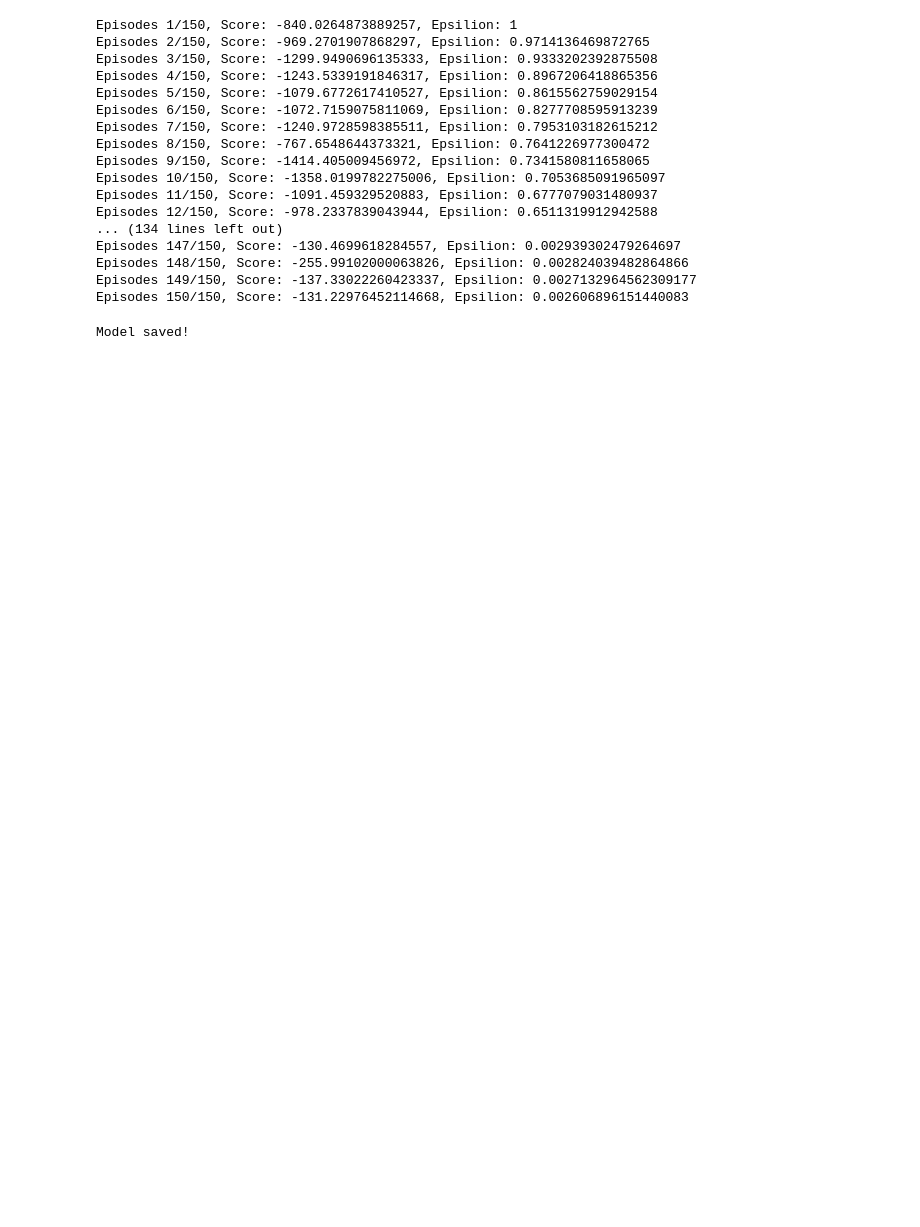
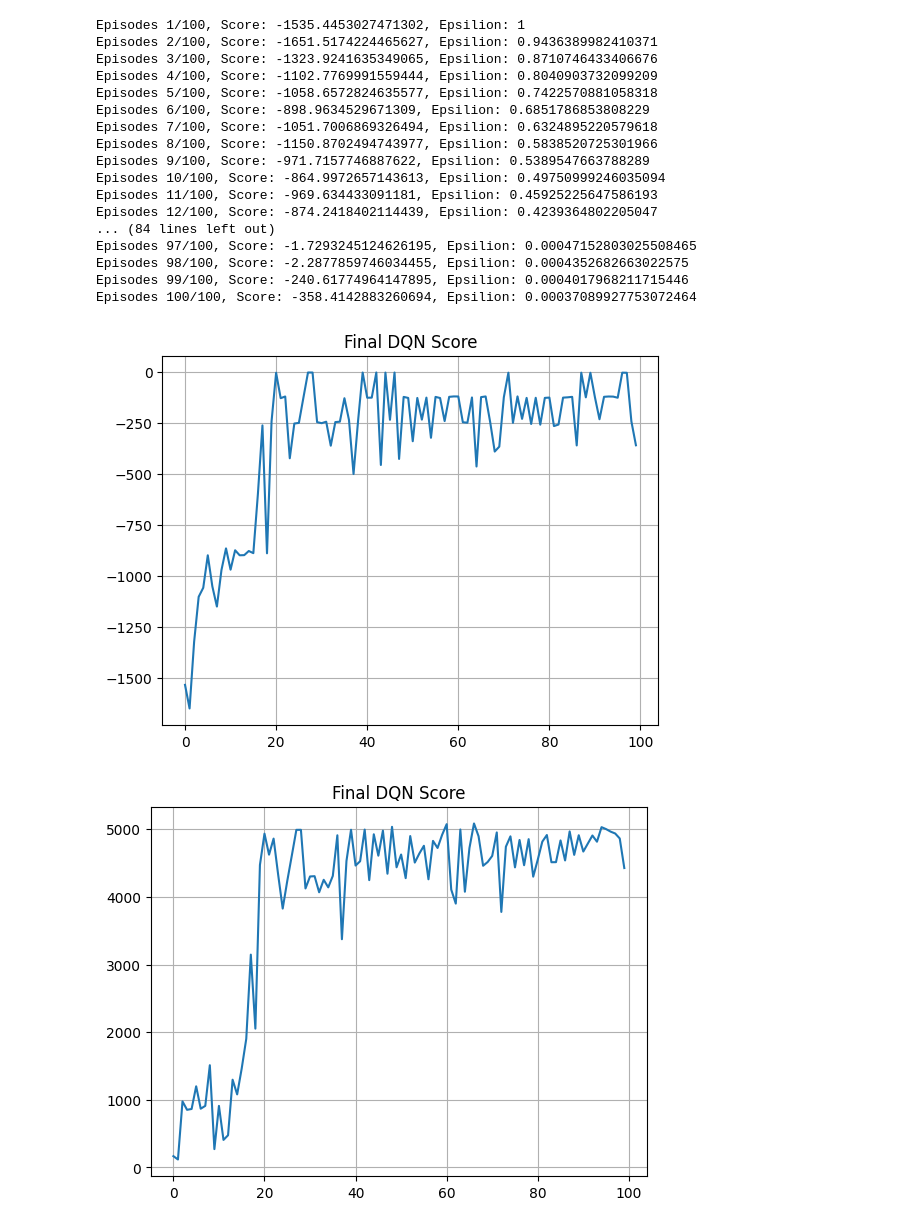
Before and after one commit to zacharylyj/Gymnasium_Pendulum_v1, a Jupyter notebook: progress/ddqn2.ipynb, the cells around one changed output. Saved outputs shown, nothing was run; the diff lists cells and outputs as text; code cells hidden in the pictures; blank space fills up the shorter version.

```diff
--- a/progress/ddqn2.ipynb
+++ b/progress/ddqn2.ipynb
@@ -11,6 +11,7 @@ import matplotlib.pyplot as plt
 
 device = torch.device("cuda" if torch.cuda.is_available() else "cpu")
 
+# Define the action transformation function
 def transform_action_values(n_actions, min_action=-2.0, max_action=2.0):
     linear_actions = np.linspace(-1, 1, n_actions)
     non_linear_actions = np.sign(linear_actions) * (linear_actions ** 2)
@@ -78,9 +79,9 @@ class Agent:
         self.memory = PriorityReplayBuffer(buffer_limit=1000000, alpha=0.6)
         self.batch_size = 256
         self.tau = 0.01
-        self.gamma = 0.93
+        self.gamma = 0.99
         self.epsilon = 1
-        self.epsilon_decay = 0.9998
+        self.epsilon_decay = 0.9996
         self.epsilon_min = 0.0001
         self.beta_start = 0.4
         self.beta_end = 1.0
@@ -154,54 +155,73 @@ if __name__ == "__main__":
 
     agent = Agent(state_size, action_size)
 
-    EPOCHS = 150
+    EPOCHS = 100
+    custom_score_list = []
     score_list = []
 
     for EP in range(EPOCHS):
         state, info = env.reset()
         score = 0
+        custom_score = 0
         done = False
 
         while not done:
             # Convert the state to a tensor and move it to the correct device
             state_tensor = torch.tensor(state, dtype=torch.float32).unsqueeze(0).to(device)
 
             # Select an action based on the current state
             action, action_index = agent.select_action(state_tensor)
 
             # Perform the action in the environment
             next_state, reward, done, truncated, _ = env.step([action])
+            custom_reward = 25 * np.exp(-1 * (next_state[0] - 1) ** 2 / 0.001) - 100 * np.abs(10 * 0.5 - (10 * 0.5 * next_state[0] + 0.5 * 0.3333 * next_state[2] ** 2)) + 100 * np.abs(10 * 0.5 - (10 * 0.5 * state[0] + 0.5 * 0.3333 * state[2] ** 2))
             if done or truncated:
                 done = True
             # Store the experience in the replay buffer
-            agent.store_experience(state, action_index, reward, next_state, done)
+            agent.store_experience(state, action_index, custom_reward, next_state, done)
             # Train the agent
             agent.train_agent()
 
             # Update the state and accumulate the score
             state = next_state
             score += reward
+            custom_score += custom_reward
 
         # Append the score of the EP to the list for plotting
         score_list.append(score)
+        custom_score_list.append(custom_score)
         print(f"Episodes {EP + 1}/{EPOCHS}, Score: {score}, Epsilion: {agent.epsilon}")
+
+    plt.plot(score_list)
+    plt.grid(True)
+    plt.title("Final DQN Score")
+    plt.savefig('Final dqn_plot).png')
+    plt.show()
+
+    plt.plot(custom_score_list)
+    plt.grid(True)
+    plt.title("Final DQN Score")
+    plt.savefig('Final dqn_plot).png')
+    plt.show()
 # %% [output]
-Episodes 1/150, Score: -840.0264873889257, Epsilion: 1
-Episodes 2/150, Score: -969.2701907868297, Epsilion: 0.9714136469872765
-Episodes 3/150, Score: -1299.9490696135333, Epsilion: 0.9333202392875508
-Episodes 4/150, Score: -1243.5339191846317, Epsilion: 0.8967206418865356
-Episodes 5/150, Score: -1079.6772617410527, Epsilion: 0.8615562759029154
-Episodes 6/150, Score: -1072.7159075811069, Epsilion: 0.8277708595913239
-Episodes 7/150, Score: -1240.9728598385511, Epsilion: 0.7953103182615212
-Episodes 8/150, Score: -767.6548644373321, Epsilion: 0.7641226977300472
-Episodes 9/150, Score: -1414.405009456972, Epsilion: 0.7341580811658065
-Episodes 10/150, Score: -1358.0199782275006, Epsilion: 0.7053685091965097
-Episodes 11/150, Score: -1091.459329520883, Epsilion: 0.6777079031480937
-Episodes 12/150, Score: -978.2337839043944, Epsilion: 0.6511319912942588
-... (134 lines left out)
-Episodes 147/150, Score: -130.4699618284557, Epsilion: 0.002939302479264697
-Episodes 148/150, Score: -255.99102000063826, Epsilion: 0.002824039482864866
-Episodes 149/150, Score: -137.33022260423337, Epsilion: 0.0027132964562309177
-Episodes 150/150, Score: -131.22976452114668, Epsilion: 0.002606896151440083
+Episodes 1/100, Score: -1535.4453027471302, Epsilion: 1
+Episodes 2/100, Score: -1651.5174224465627, Epsilion: 0.9436389982410371
+Episodes 3/100, Score: -1323.9241635349065, Epsilion: 0.8710746433406676
+Episodes 4/100, Score: -1102.7769991559444, Epsilion: 0.8040903732099209
+Episodes 5/100, Score: -1058.6572824635577, Epsilion: 0.7422570881058318
+Episodes 6/100, Score: -898.9634529671309, Epsilion: 0.6851786853808229
+Episodes 7/100, Score: -1051.7006869326494, Epsilion: 0.6324895220579618
+Episodes 8/100, Score: -1150.8702494743977, Epsilion: 0.5838520725301966
+Episodes 9/100, Score: -971.7157746887622, Epsilion: 0.5389547663788289
+Episodes 10/100, Score: -864.9972657143613, Epsilion: 0.49750999246035094
+Episodes 11/100, Score: -969.634433091181, Epsilion: 0.45925225647586193
+Episodes 12/100, Score: -874.2418402114439, Epsilion: 0.4239364802205047
+... (84 lines left out)
+Episodes 97/100, Score: -1.7293245124626195, Epsilion: 0.00047152803025508465
+Episodes 98/100, Score: -2.2877859746034455, Epsilion: 0.0004352682663022575
+Episodes 99/100, Score: -240.61774964147895, Epsilion: 0.0004017968211715446
+Episodes 100/100, Score: -358.4142883260694, Epsilion: 0.00037089927753072464
+[figure, added]
+[figure, added]
 # %%
 import os
@@ -230,7 +250,3 @@ def load_model(agent, filename="prb_dqn_model.pth"):
         agent.beta = checkpoint['beta']
     else:
         print("No saved model found.")
-# %%
-save_model(agent)
-# %% [output]
-Model saved!
```
Also changed, not shown: parts of 4 cells of this notebook, 3 other files.
